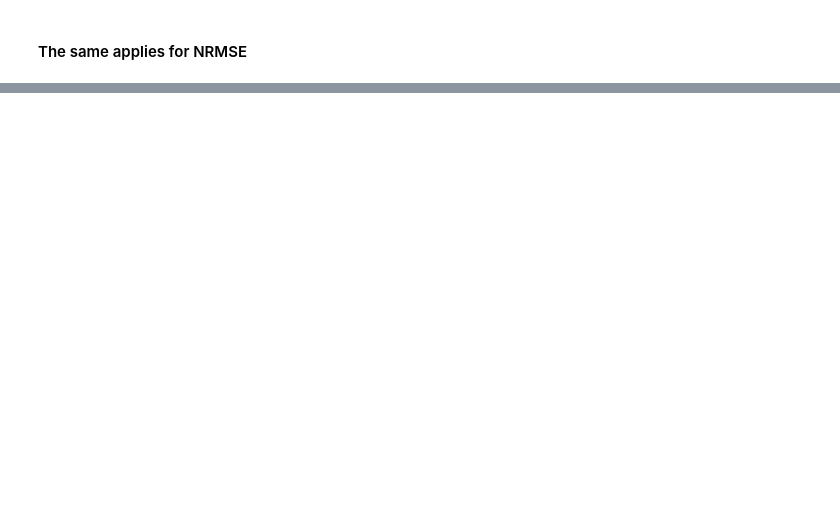
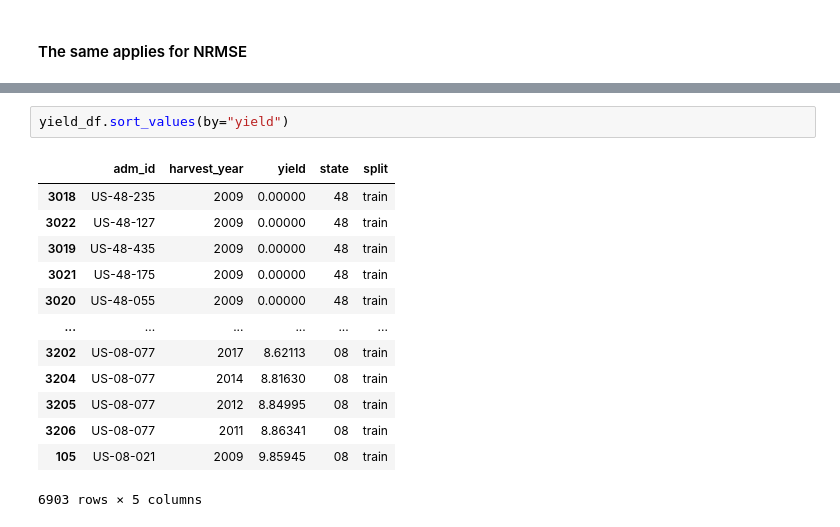
Before and after one commit to ellaampy/seasonal-yield-forecast, a Jupyter notebook: analyse_performance.ipynb, the cells around one changed output, grey strips where cells are left out. Cells and saved outputs as stored; diff of their text form; blank space fills up the shorter version.

```diff
--- a/analyse_performance.ipynb
+++ b/analyse_performance.ipynb
@@ -60,0 +78,16 @@ sns.histplot(y_true_test_data)
+# %%
+yield_df.sort_values(by="yield")
+# %% [output]
+|  | adm_id | harvest_year | yield | state | split |
+| 3018 | US-48-235 | 2009 | 0.00000 | 48 | train |
+| 3022 | US-48-127 | 2009 | 0.00000 | 48 | train |
+| 3019 | US-48-435 | 2009 | 0.00000 | 48 | train |
+| 3021 | US-48-175 | 2009 | 0.00000 | 48 | train |
+| 3020 | US-48-055 | 2009 | 0.00000 | 48 | train |
+| ... | ... | ... | ... | ... | ... |
+| 3202 | US-08-077 | 2017 | 8.62113 | 08 | train |
+| 3204 | US-08-077 | 2014 | 8.81630 | 08 | train |
+| 3205 | US-08-077 | 2012 | 8.84995 | 08 | train |
+| 3206 | US-08-077 | 2011 | 8.86341 | 08 | train |
+| 105 | US-08-021 | 2009 | 9.85945 | 08 | train |
+6903 rows × 5 columns
```
Also changed, not shown: parts of 20 cells of this notebook, 20 other files.
